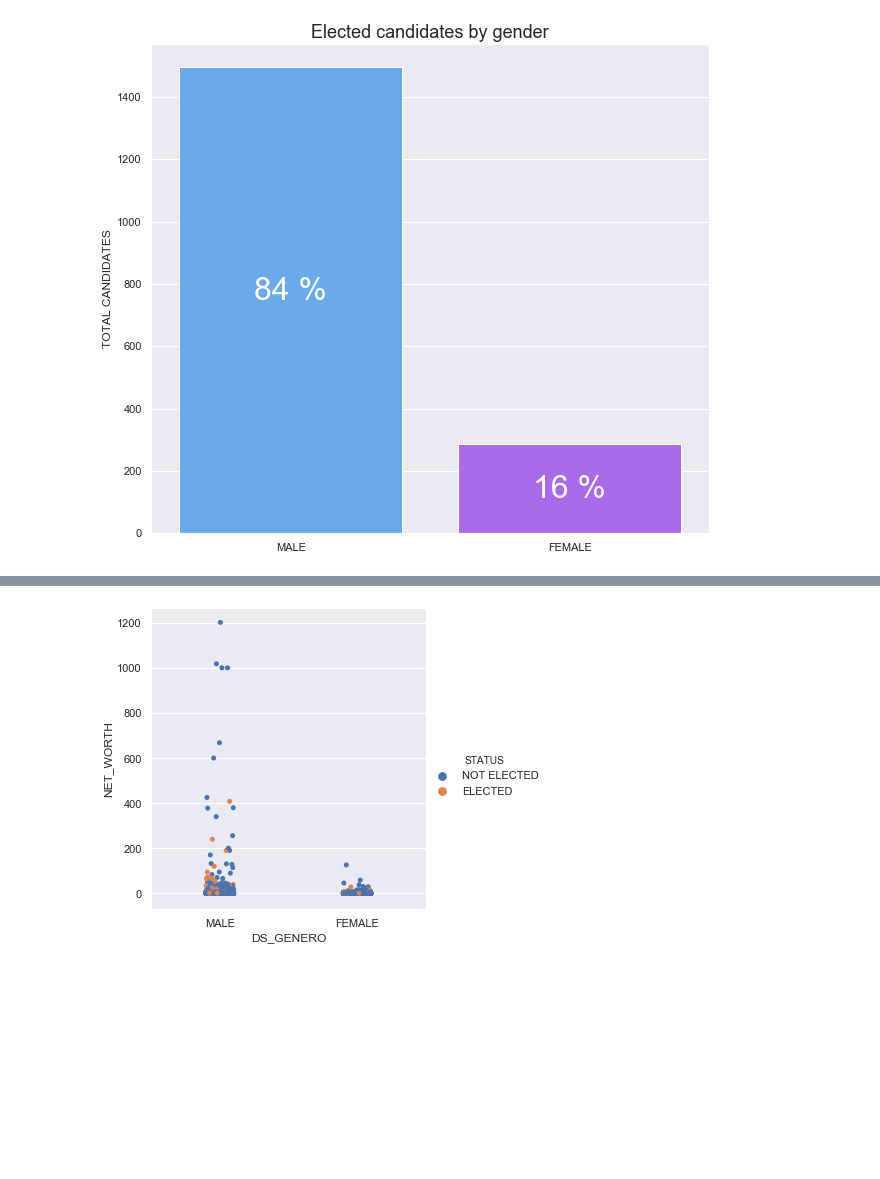
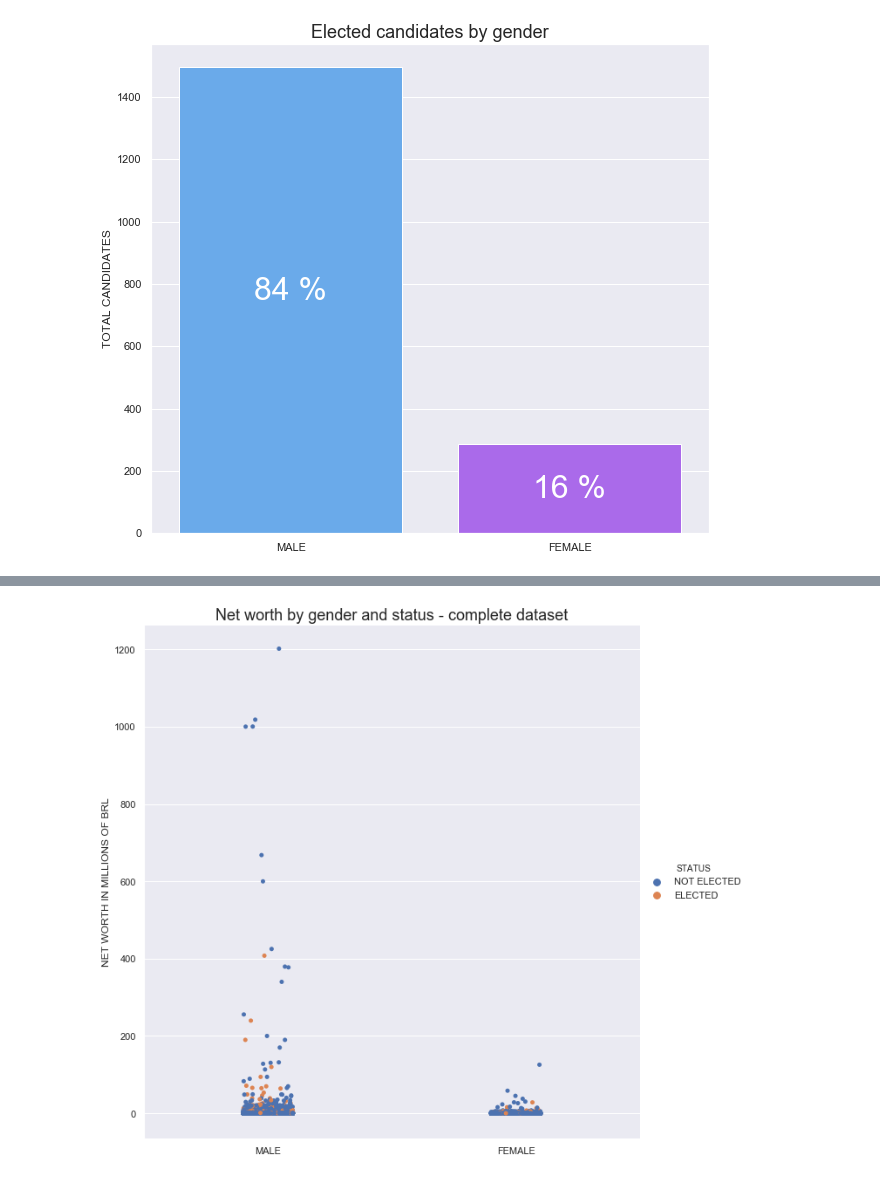
Before and after one commit to gguillaux/brazil_elections_2018, a Jupyter notebook: EDA.ipynb, the cells around one changed output, grey strips where cells are left out. Cells and saved outputs as stored; diff of their text form; code cells hidden in the pictures; blank space fills up the shorter version.

Commit message:
gender analysis added

```diff
--- a/EDA.ipynb
+++ b/EDA.ipynb
@@ -189,6 +206,10 @@ aux['NET_WORTH'] = aux.index.map(lambda x: assets_dict.get(x)) / 10**6
 # %%
 gender_assets = aux.iloc[ : , -3:].fillna(0)
-g = sns.catplot(x='DS_GENERO', y='NET_WORTH', hue='STATUS', data=gender_assets)
+g = sns.catplot(x='DS_GENERO', y='NET_WORTH', hue='STATUS', data=gender_assets, height=9, aspect=1)
+_ = g.set_axis_labels('', 'Net worth in millions of BRL'.upper())
+plt.title('Net worth by gender and status - complete dataset',
+          fontdict={'fontsize': 18})
+plt.show()
 # %% [output]
-[figure, old version]
+[figure, new version]
 # %%
```
Also changed, not shown: parts of 4 cells of this notebook.
